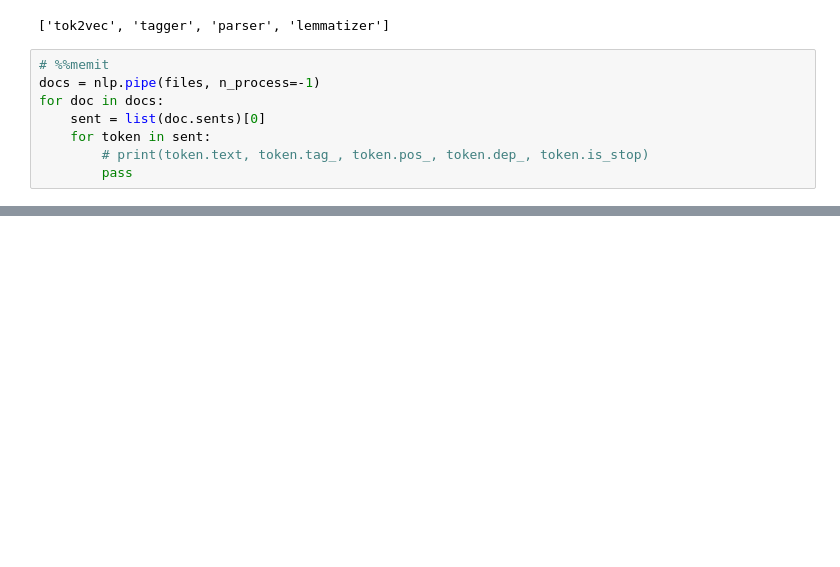
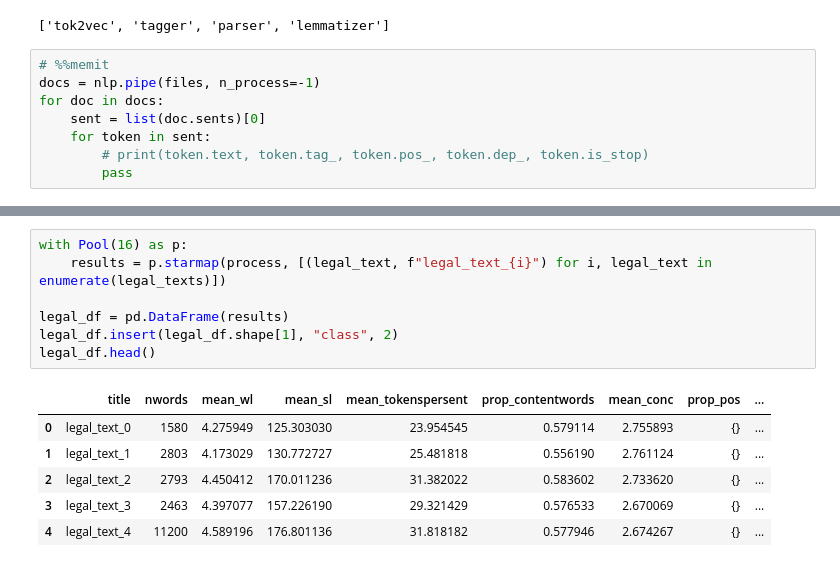
Before and after one commit to m-krastev/creative-thesis, a Jupyter notebook: src/tests.ipynb, the cells around one changed output, grey strips where cells are left out. Drawn from its saved outputs; the diff is of its cells as text; blank space fills up the shorter version.

```diff
--- a/src/tests.ipynb
+++ b/src/tests.ipynb
@@ -85,0 +145,14 @@ Increment here is the more important number as it tells us how memory usage peak
+# %%
+with Pool(16) as p:
+    results = p.starmap(process, [(legal_text, f"legal_text_{i}") for i, legal_text in enumerate(legal_texts)])
+
+legal_df = pd.DataFrame(results)
+legal_df.insert(legal_df.shape[1], "class", 2)
+legal_df.head()
+# %% [output]
+|  | title | nwords | mean_wl | mean_sl | mean_tokenspersent | prop_contentwords | mean_conc | prop_pos | ... |
+| 0 | legal_text_0 | 1580 | 4.275949 | 125.303030 | 23.954545 | 0.579114 | 2.755893 | {} | ... |
+| 1 | legal_text_1 | 2803 | 4.173029 | 130.772727 | 25.481818 | 0.556190 | 2.761124 | {} | ... |
+| 2 | legal_text_2 | 2793 | 4.450412 | 170.011236 | 31.382022 | 0.583602 | 2.733620 | {} | ... |
+| 3 | legal_text_3 | 2463 | 4.397077 | 157.226190 | 29.321429 | 0.576533 | 2.670069 | {} | ... |
+| 4 | legal_text_4 | 11200 | 4.589196 | 176.801136 | 31.818182 | 0.577946 | 2.674267 | {} | ... |
```
Also changed, not shown: parts of 13 cells of this notebook, 4 other files.
